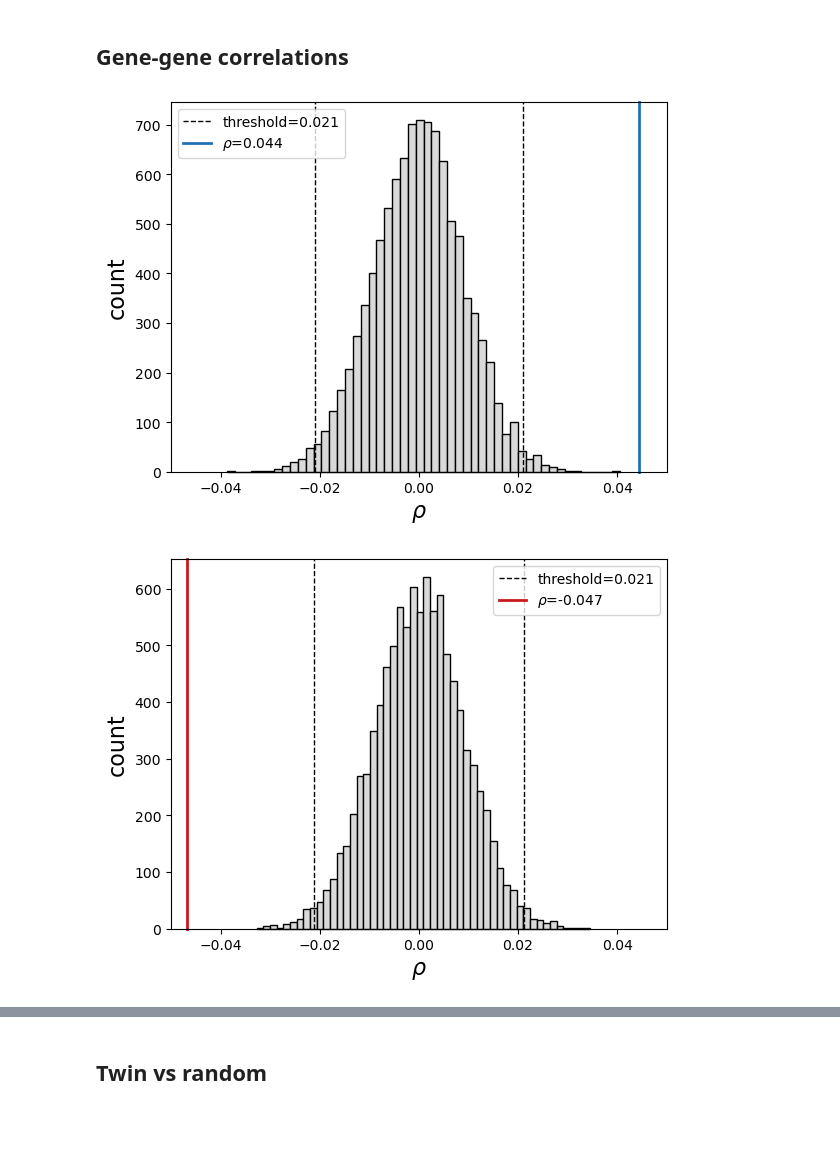
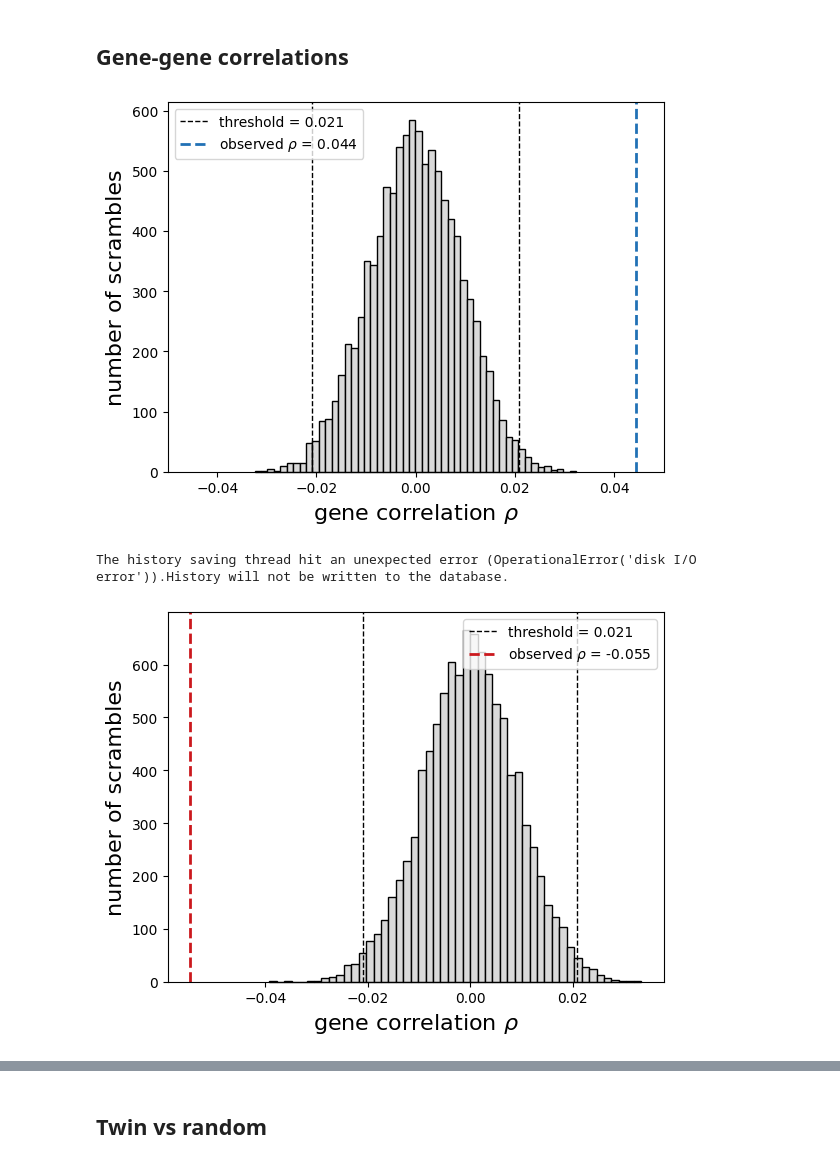
Before and after one commit to Keerthana910234/TwINFER, a Jupyter notebook: scripts_to_make_figures/supp_figures.ipynb, the cells around one changed output, grey strips where cells are left out. Cells and saved outputs as stored; diff of their text form; code cells hidden in the pictures; blank space fills up the shorter version.

```diff
--- a/scripts_to_make_figures/supp_figures.ipynb
+++ b/scripts_to_make_figures/supp_figures.ipynb
@@ -1608,9 +2133,9 @@ def single_cell_shuffle(gene_matrix_1, gene_matrix_2, gene_list, shuffle_pairs):
                                                   gene_list, shuffle_pairs)
 # %%
 from itertools import combinations
-csv_path = "/home/gzu5140/Keerthana_b1042/grnInference/simulation_data/median_parameter_simulations/figure_2_simulations_6000_cells/A_to_B/df_rows_0_1_05082025_160041_ncells_6000_A_to_B_rep_0.csv"
+csv_path = "/home/gzu5140/Keerthana_b1042/grnInference/simulation_data/median_simulation/figure_2_simulations_6000_cells/A_to_B/df_rows_0_1_05082025_160041_ncells_6000_A_to_B_rep_0.csv"
 simulation = pd.read_csv(csv_path)
-path_to_connectivity_matrix = f"/home/gzu5140/Keerthana_b1042/grnInference/simulation_data/median_parameter_simulations/figure_2_simulation_details/interaction_matrix_A_to_B.txt"
+path_to_connectivity_matrix = f"//home/gzu5140/Keerthana_b1042/grnInference/simulation_data/median_simulation/interaction_matrix_A_to_B.txt"
 n_clones_simulation = simulation['clone_id'].nunique()
 n_genes, interaction_matrix = read_input_matrix(path_to_connectivity_matrix)
 gene_list = [f"gene_{i}" for i in np.arange(1, n_genes + 1)]
@@ -1720,7 +2245,7 @@ for gi, gj in all_pairs:
     thr_pos = ax.axvline(
         current_threshold, linestyle="--",
         color="black", linewidth=1,
-        label=f"threshold={current_threshold:.3f}"
+        label=f"threshold = {current_threshold:.3f}"
     )
     thr_neg = ax.axvline(
         -current_threshold, linestyle="--",
@@ -1731,11 +2256,12 @@ for gi, gj in all_pairs:
     actual_line = ax.axvline(
         corr_val,
         color=line_colors[choice], linewidth=2,
-        label=rf"$\rho$={corr_val:.3f}"
+        label=rf"observed $\rho$ = {corr_val:.3f}",
+        linestyle = "--"
     )
     # X and Y labels
-    xlabel = ax.set_xlabel(r"$\rho$", fontsize=16)
-    ylabel = ax.set_ylabel("count", fontsize=16)
+    xlabel = ax.set_xlabel(r"gene correlation $\rho$", fontsize=16)
+    ylabel = ax.set_ylabel("number of scrambles", fontsize=16)
 
     # Turn off clipping for Illustrator
     xlabel.set_clip_on(False)
@@ -1749,15 +2275,15 @@ for gi, gj in all_pairs:
             artist.set_clip_on(False)
 
     # Save clean for Illustrator
-    outname = f"gene_gene_corr_{gi}_to_{gj}"
+    outname = f"gene_gene_corr_A_to_B"
     plt.savefig(
-    f"/home/gzu5140/Keerthana_b1042/grnInference/plots/supp_figures/{outname}.svg",
+    f"/home/gzu5140/Keerthana_b1042/grnInference/plots/supp_figures/new_fig{outname}.svg",
     format="svg",
     facecolor="none",
     transparent=True
     )
     plt.savefig(
-        f"/home/gzu5140/Keerthana_b1042/grnInference/plots/supp_figures/{outname}.png",
+        f"/home/gzu5140/Keerthana_b1042/grnInference/plots/supp_figures/new_fig/{outname}.png",
         format="png",
         facecolor="none",
         transparent=True
@@ -1773,12 +2299,12 @@ df_out["p_value"] = p_value
 csv_out = f"/home/gzu5140/Keerthana_b1042/grnInference/plot_data/supp_figure/{outname}.csv"
 df_out.to_csv(csv_out, index=False)
 # %% [output]
-[figure, old version]
+[figure, new version]
 # %%
 from itertools import combinations, permutations
-csv_path = "/home/gzu5140/Keerthana_b1042/grnInference/simulation_data/median_parameter_simulations/figure_2_simulations_6000_cells/A_rep_B/df_rows_6_6_19082025_190957_ncells_6000_A_represses_B_0c2c75c3.csv"
+csv_path = "/home/gzu5140/Keerthana_b1042/grnInference/simulation_data/median_simulation/figure_3_simulations/A_rep_B/df_rows_6_6_22082025_150451_ncells_6000_A_represses_B_rep_0_b0755906.csv"
 simulation = pd.read_csv(csv_path)
-path_to_connectivity_matrix = f"/home/gzu5140/Keerthana_b1042/grnInference/simulation_data/median_parameter_simulations/figure_2_simulation_details/interaction_matrix_A_rep_B.txt"
+path_to_connectivity_matrix = f"/home/gzu5140/Keerthana_b1042/grnInference/simulation_data/parameter_scan_simulations/simulation_details/connectivity_matrix_A_rep_B.txt"
 n_clones_simulation = simulation['clone_id'].nunique()
 n_genes, interaction_matrix = read_input_matrix(path_to_connectivity_matrix)
 gene_list = [f"gene_{i}" for i in np.arange(1, n_genes + 1)]
@@ -1888,7 +2414,7 @@ for gi, gj in all_pairs:
     thr_pos = ax.axvline(
         current_threshold, linestyle="--",
         color="black", linewidth=1,
-        label=f"threshold={current_threshold:.3f}"
+        label=f"threshold = {current_threshold:.3f}"
     )
     thr_neg = ax.axvline(
         -current_threshold, linestyle="--",
@@ -1899,48 +2425,50 @@ for gi, gj in all_pairs:
     actual_line = ax.axvline(
         corr_val,
         color=line_colors[choice], linewidth=2,
-        label=rf"$\rho$={corr_val:.3f}"
+        label=rf"observed $\rho$ = {corr_val:.3f}",
+        linestyle = "--"
     )
     # X and Y labels
-    xlabel = ax.set_xlabel(r"$\rho$", fontsize=16)
-    ylabel = ax.set_ylabel("count", fontsize=16)
+    xlabel = ax.set_xlabel(r"gene correlation $\rho$", fontsize=16)
+    ylabel = ax.set_ylabel("number of scrambles", fontsize=16)
 
     # Turn off clipping for Illustrator
     xlabel.set_clip_on(False)
     ylabel.set_clip_on(False)
-    plt.xlim(-0.05, 0.05)
-    ax.legend()
+    # plt.xlim(-0.05, 0.05)
+    ax.legend(loc = "upper right")
 
     # ---- Remove clipping for all artists ----
     for artist in ax.get_children():
         if hasattr(artist, "set_clip_on"):
             artist.set_clip_on(False)
 
     # Save clean for Illustrator
-    outname = f"gene_gene_corr_{gi}_rep_{gj}"
+    outname = f"gene_gene_corr_A_rep_B"
     plt.savefig(
-    f"/home/gzu5140/Keerthana_b1042/grnInference/plots/supp_figures/{outname}.svg",
+    f"/home/gzu5140/Keerthana_b1042/grnInference/plots/supp_figures/new_fig/{outname}.svg",
     format="svg",
     facecolor="none",
     transparent=True
     )
     plt.savefig(
-        f"/home/gzu5140/Keerthana_b1042/grnInference/plots/supp_figures/{outname}.png",
+        f"/home/gzu5140/Keerthana_b1042/grnInference/plots/supp_figures/new_fig/{outname}.png",
         format="png",
         facecolor="none",
         transparent=True
     )
 
     df_out = pd.DataFrame({
             "pair": f"{gi}_{gj}",
             "shuffled_vals": shuffled_vals
         })
     df_out["actual_corr"] = corr_val
     df_out["threshold"] = current_threshold
     df_out["p_value"] = p_value
     csv_out = f"/home/gzu5140/Keerthana_b1042/grnInference/plot_data/supp_figure/{outname}.csv"
     df_out.to_csv(csv_out, index=False)
 # %% [output]
+The history saving thread hit an unexpected error (OperationalError('disk I/O error')).History will not be written to the database.
-[figure, old version]
+[figure, new version]
 # %%
 from itertools import combinations
```
Also changed, not shown: parts of 27 cells of this notebook, 7 other files.
